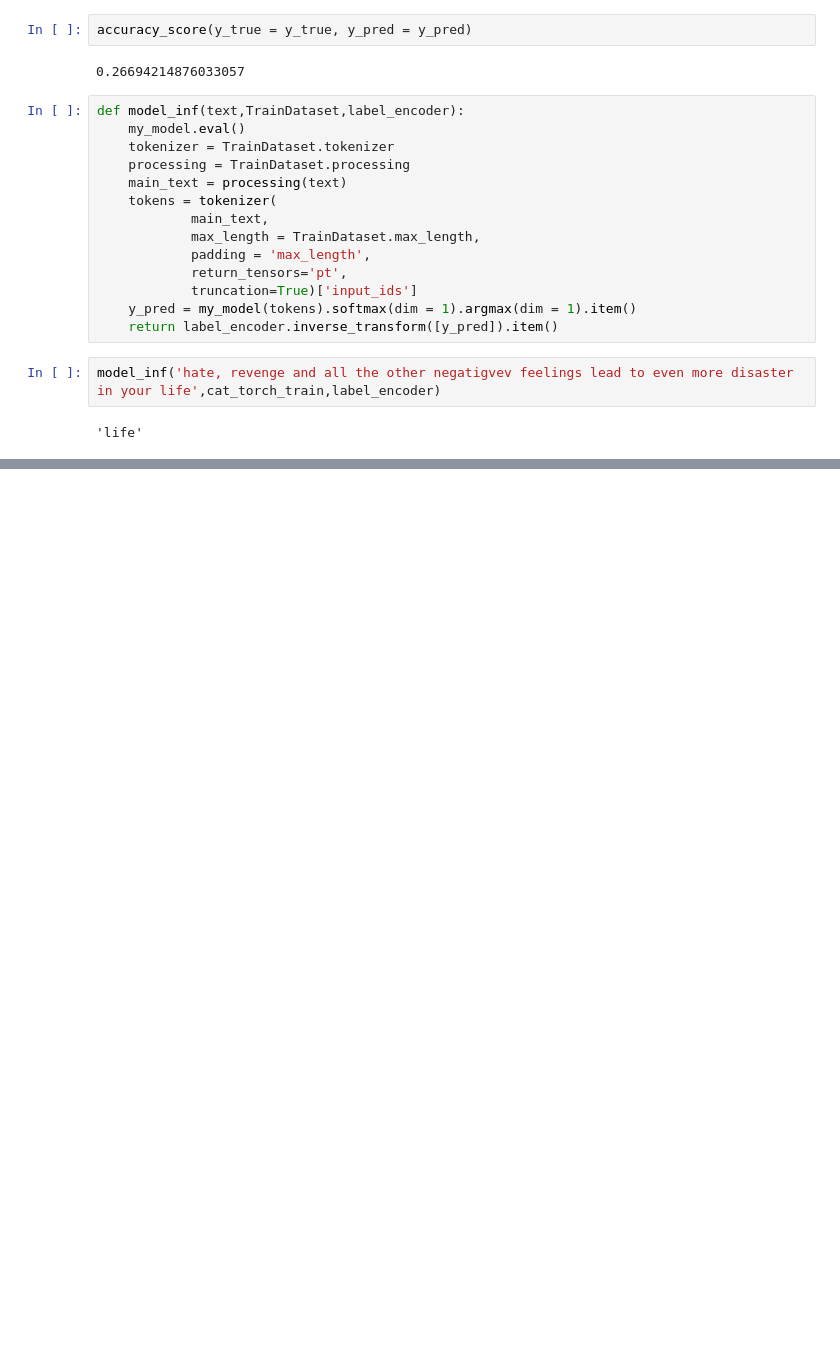
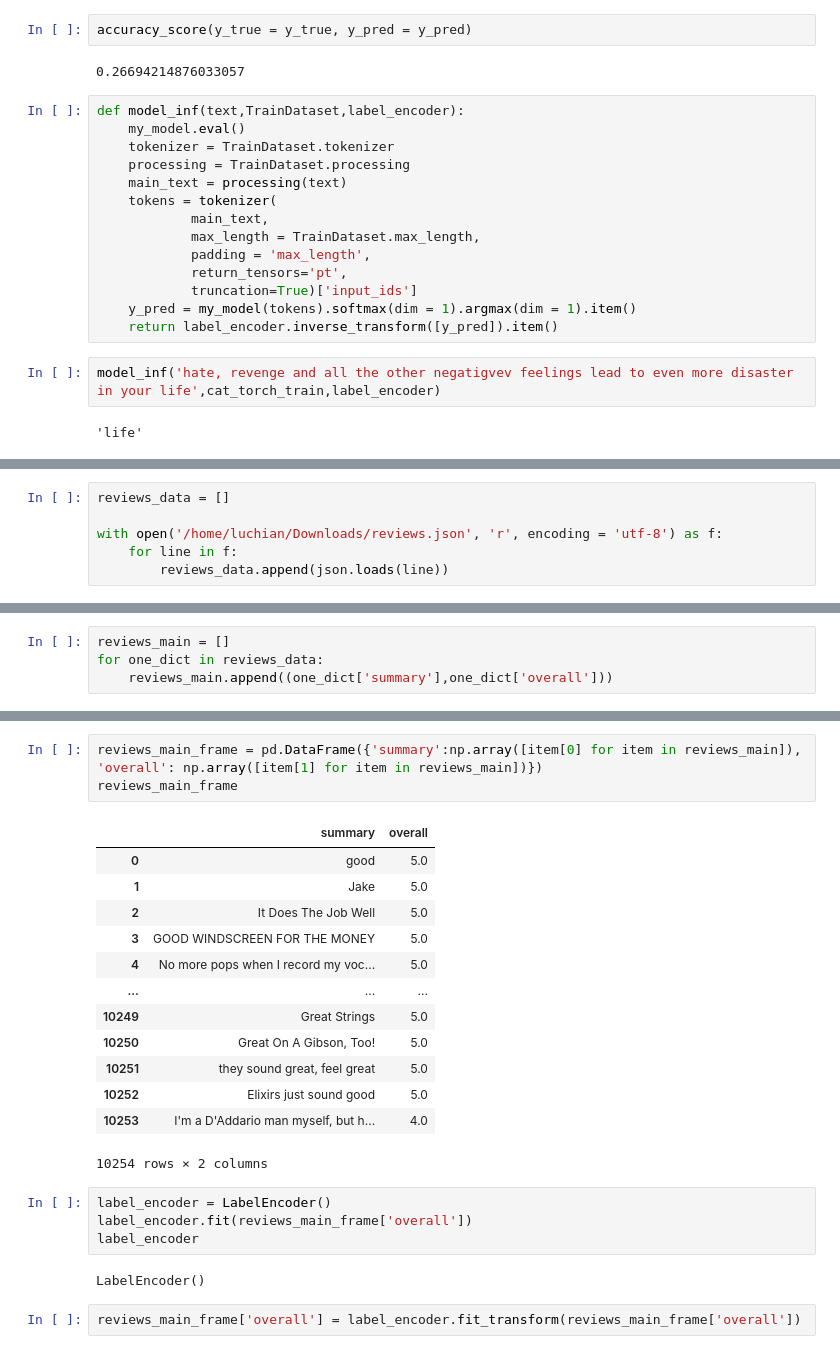
Before and after one commit to LuchianPeledutse/ML, a Jupyter notebook: p_nlp.ipynb, the cells around one changed output, grey strips where cells are left out. Cells and saved outputs as stored; diff of their text form; blank space fills up the shorter version.

Commit message:
reviews dataset. model trained

```diff
--- a/p_nlp.ipynb
+++ b/p_nlp.ipynb
@@ -1107,0 +1110,6 @@ model_inf('hate, revenge and all the other negatigvev feelings lead to even more
+# %%
+reviews_data = []
+
+with open('/home/luchian/Downloads/reviews.json', 'r', encoding = 'utf-8') as f:
+    for line in f:
+        reviews_data.append(json.loads(line))
@@ -1107,0 +1140,4 @@ model_inf('hate, revenge and all the other negatigvev feelings lead to even more
+# %%
+reviews_main = []
+for one_dict in reviews_data:
+    reviews_main.append((one_dict['summary'],one_dict['overall']))
@@ -1107,0 +1154,25 @@ model_inf('hate, revenge and all the other negatigvev feelings lead to even more
+# %%
+reviews_main_frame = pd.DataFrame({'summary':np.array([item[0] for item in reviews_main]), 'overall': np.array([item[1] for item in reviews_main])})
+reviews_main_frame
+# %% [output]
+|  | summary | overall |
+| 0 | good | 5.0 |
+| 1 | Jake | 5.0 |
+| 2 | It Does The Job Well | 5.0 |
+| 3 | GOOD WINDSCREEN FOR THE MONEY | 5.0 |
+| 4 | No more pops when I record my voc... | 5.0 |
+| ... | ... | ... |
+| 10249 | Great Strings | 5.0 |
+| 10250 | Great On A Gibson, Too! | 5.0 |
+| 10251 | they sound great, feel great | 5.0 |
+| 10252 | Elixirs just sound good | 5.0 |
+| 10253 | I'm a D'Addario man myself, but h... | 4.0 |
+10254 rows × 2 columns
+# %%
+label_encoder = LabelEncoder()
+label_encoder.fit(reviews_main_frame['overall'])
+label_encoder
+# %% [output]
+LabelEncoder()
+# %%
+reviews_main_frame['overall'] = label_encoder.fit_transform(reviews_main_frame['overall'])
```
Also changed, not shown: parts of 26 cells of this notebook.
